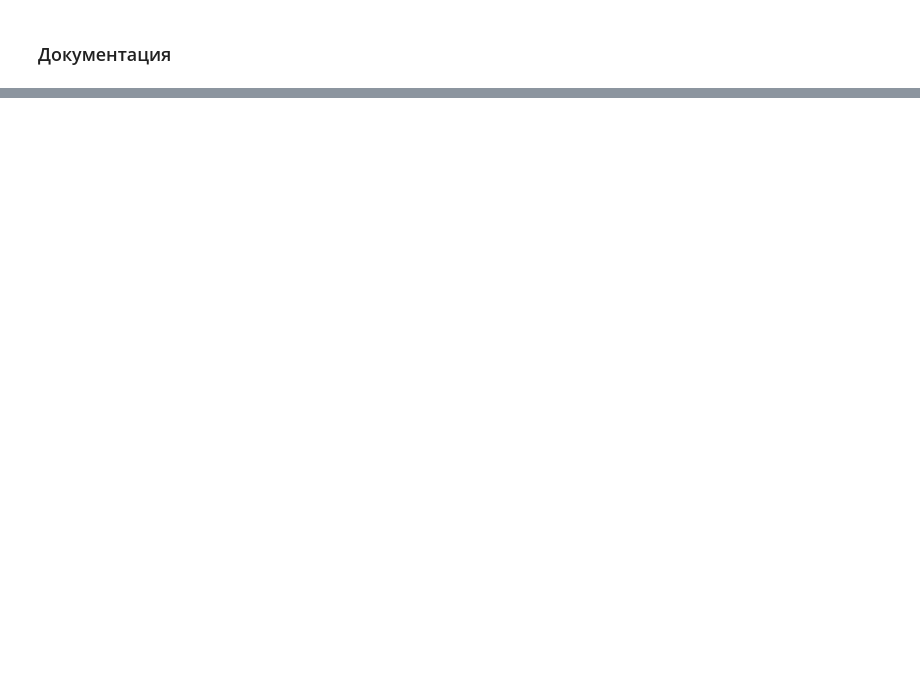
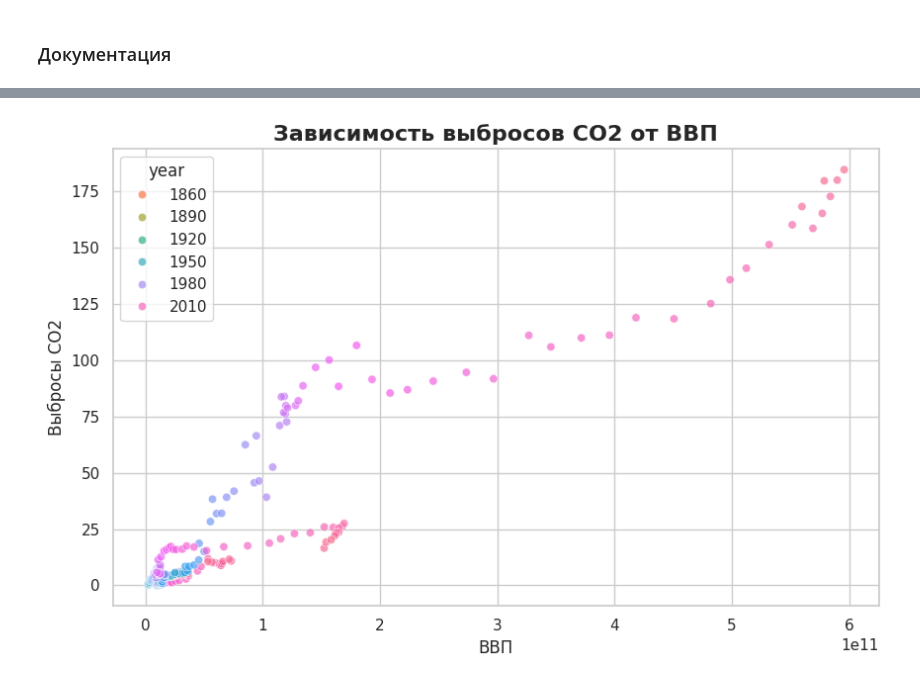
Before and after one commit to Svetlana88-n/new_project, a Jupyter notebook: notebook/EDA.ipynb, the cells around one changed output, grey strips where cells are left out. Saved outputs shown, nothing was run; the diff lists cells and outputs as text; code cells hidden in the pictures; blank space fills up the shorter version.

```diff
--- a/notebook/EDA.ipynb
+++ b/notebook/EDA.ipynb
@@ -668,0 +744,10 @@ data.to_parquet('processed_data.parquet', index=False)
+# %%
+# Точечный график CO2 vs GDP
+plt.figure(figsize=(10, 6))
+sns.scatterplot(data=df_clean, x='gdp', y='co2', hue='year', palette='husl', alpha=0.7, sizes=(20, 200))
+plt.title('Зависимость выбросов CO2 от ВВП', fontsize=16, fontweight='bold')
+plt.xlabel('ВВП')
+plt.ylabel('Выбросы CO2')
+plt.show()
+# %% [output]
+[figure, added]
```
Also changed, not shown: parts of 18 cells of this notebook.
